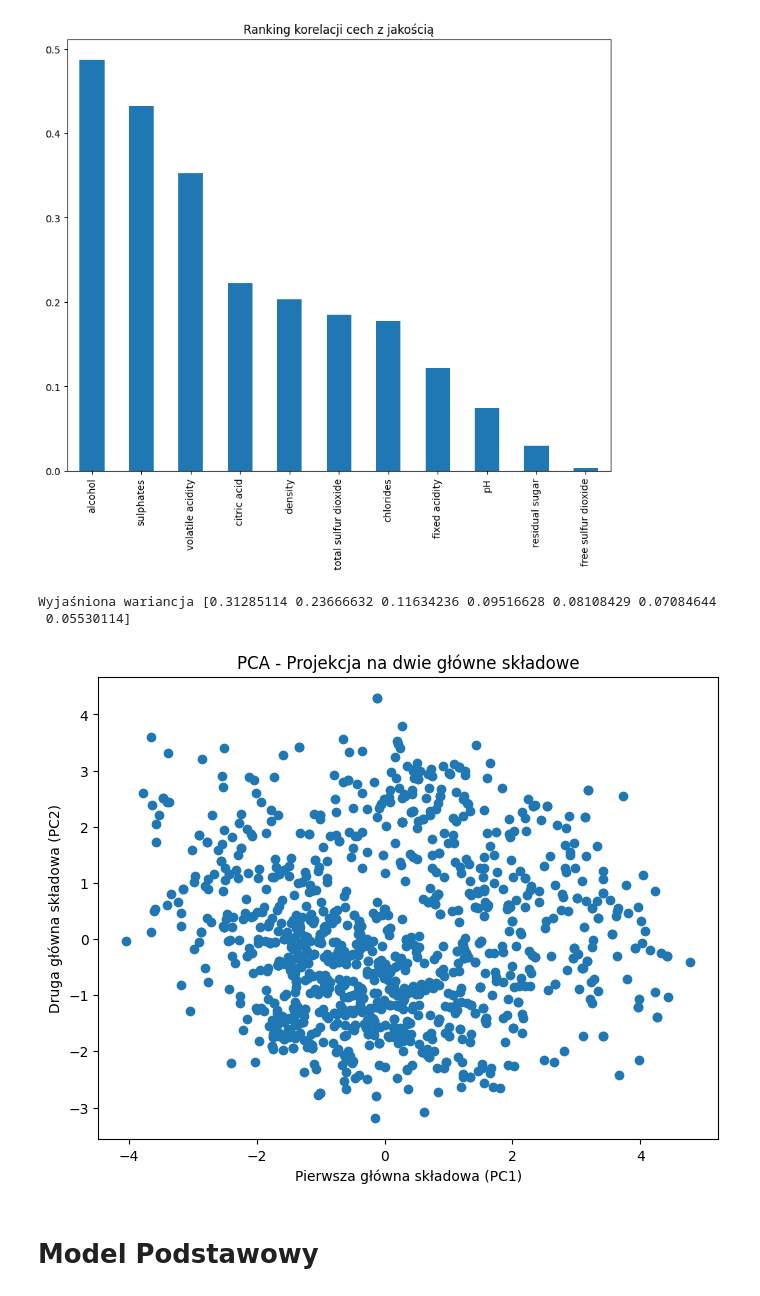
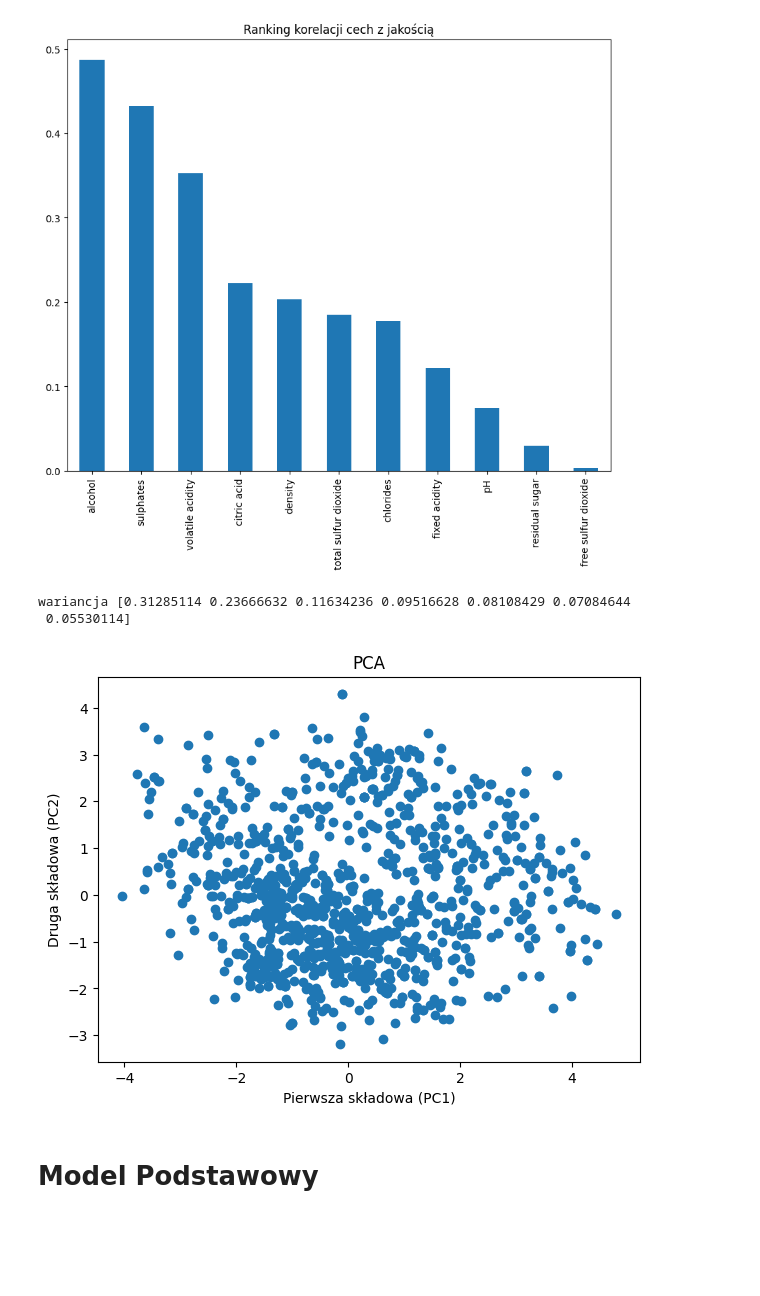
Before and after one commit to aleksandrast12/PUM_projekt, a Jupyter notebook: Projekt.ipynb, the cells around one changed output. Drawn from its saved outputs; the diff is of its cells as text; code cells hidden in the pictures; blank space fills up the shorter version.

```diff
--- a/Projekt.ipynb
+++ b/Projekt.ipynb
@@ -79,20 +79,20 @@ Pozostałe cechy: Index(['fixed acidity', 'volatile acidity', 'citric acid', 'ch
 # %%
 
 features = df_reduced.drop(columns=['quality'])
 pca = PCA(n_components=0.95)  # zachowanie 95% wariancji
 X_pca = pca.fit_transform(features)
 
-plt.figure(figsize=(8, 6))
+plt.figure(figsize=(7, 5))
 plt.scatter(X_pca[:, 0], X_pca[:, 1])
-plt.xlabel('Pierwsza główna składowa (PC1)')
-plt.ylabel('Druga główna składowa (PC2)')
-plt.title('PCA - Projekcja na dwie główne składowe')
-print("Wyjaśniona wariancja", pca.explained_variance_ratio_)
+plt.xlabel('Pierwsza składowa (PC1)')
+plt.ylabel('Druga składowa (PC2)')
+plt.title('PCA')
+print("wariancja", pca.explained_variance_ratio_)
 plt.show()
 # %% [output]
-Wyjaśniona wariancja [0.31285114 0.23666632 0.11634236 0.09516628 0.08108429 0.07084644
+wariancja [0.31285114 0.23666632 0.11634236 0.09516628 0.08108429 0.07084644
  0.05530114]
-[figure, old version]
+[figure, new version]
 # %% [markdown]
 # **Model Podstawowy**
 # %%
```
Also changed, not shown: parts of 1 cell of this notebook.
